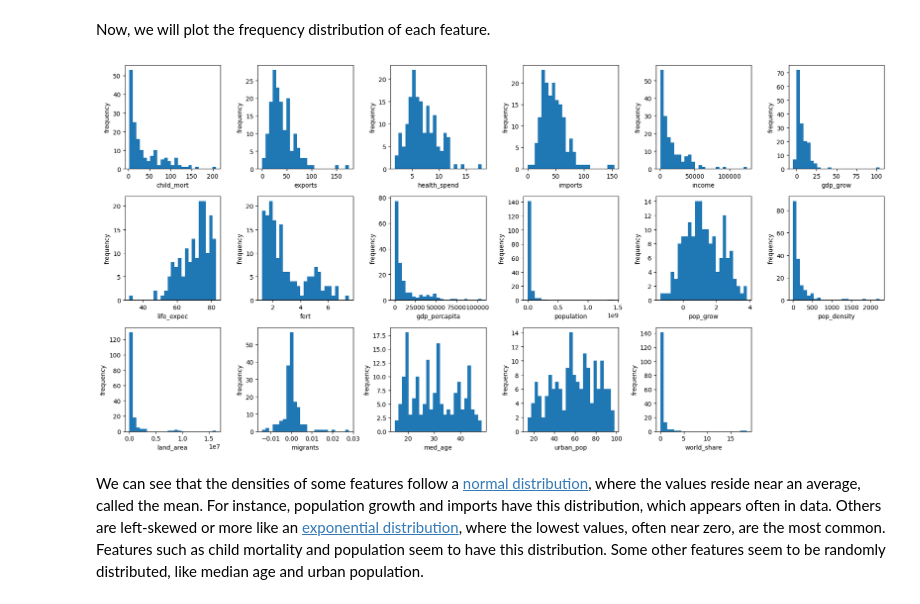
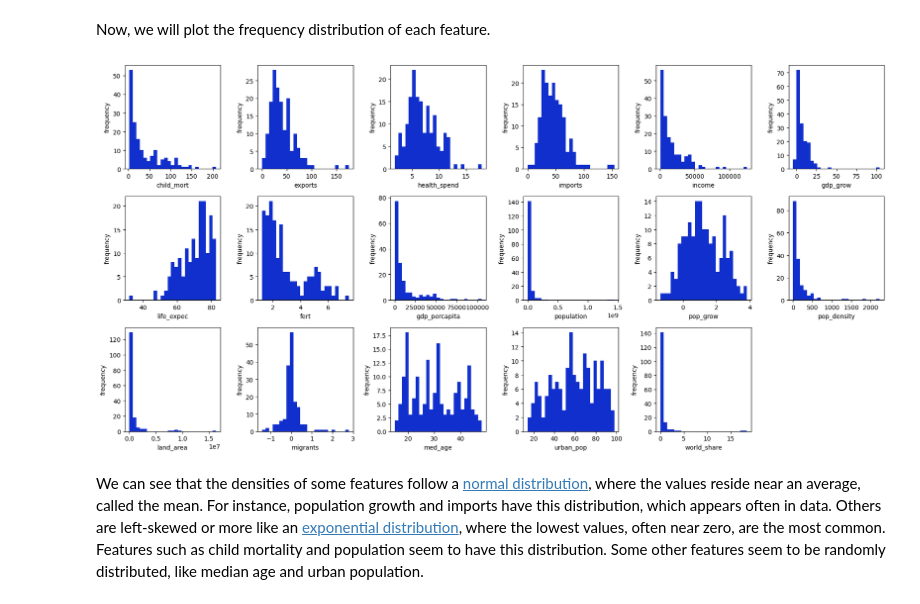
Before and after one commit to 0danylo/0danylo.github.io, a Jupyter notebook: final.ipynb, the cells around one changed output. Drawn from its saved outputs; the diff is of its cells as text; code cells hidden in the pictures.

```diff
--- a/final.ipynb
+++ b/final.ipynb
@@ -75,7 +76,7 @@ df['urban_pop'] = df['urban_pop'].str[:-2]
 df['world_share'] = df['world_share'].str[:-2]
 
 # adjust migrant data
-df['migrants'] /= df['population']
+df['migrants'] /= (df['population']/ 100)
 
 # make all values (except country name) numeric for processing
 df.iloc[:, 1:] = df.iloc[:, 1:].apply(pd.to_numeric, errors='coerce')
@@ -127,7 +128,7 @@ units = ['deaths under 5 per 1000', '% of GDP', '% of GDP', '% of GDP', 'net per
 for i, col in enumerate(df.drop(columns='country', inplace=False).columns):
   # select the location and plot there
   plt.sca(ax.flatten()[i])
-  plt.bar(df.index, df[col].sort_values(ascending=True), width=1)
+  plt.bar(df.index, df[col].sort_values(ascending=True), width=1, color=(0.122, 0.31, 0.929))
   plt.title(titles[i])
   plt.ylabel(units[i])
 
@@ -152,20 +153,20 @@ Now, we will plot the frequency distribution of each feature.
 # %%
 # do the same as above but plot the distributions
 fig, ax = plt.subplots(3, 6, figsize=(18, 9))
 
 for i, col in enumerate(df.drop(columns='country', inplace=False).columns):
   plt.sca(ax.flatten()[i])
-  plt.hist(df[col], bins=25)
+  plt.hist(df[col], bins=25, color=(0.063, 0.184, 0.8))
   plt.xlabel(col)
   plt.ylabel('frequency')
 
 plt.sca(ax.flatten()[-1])
 plt.axis('off')
 
 plt.tight_layout()
 plt.show()
 # %% [output]
-[figure, old version]
+[figure, new version]
 # %% [markdown]
 We can see that the densities of some features follow a [normal distribution](https://en.wikipedia.org/wiki/Normal_distribution), where the values reside near an average, called the mean. For instance, population growth and imports have this distribution, which appears often in data. Others are left-skewed or more like an [exponential distribution](https://en.wikipedia.org/wiki/Exponential_distribution), where the lowest values, often near zero, are the most common. Features such as child mortality and population seem to have this distribution. Some other features seem to be randomly distributed, like median age and urban population.
 # %% [markdown]
```
Also changed, not shown: parts of 19 cells of this notebook, 1 other file.
